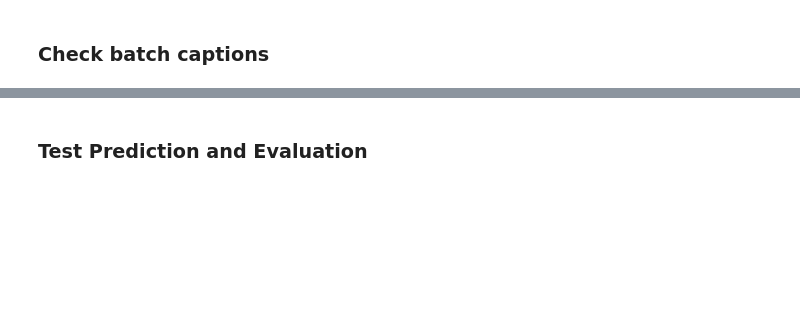
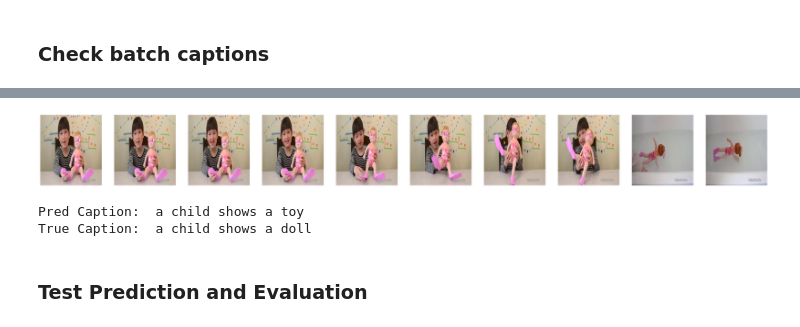
Before and after one commit to jiajuns/cs231n_project, a Jupyter notebook: caption_pipeline.ipynb, the cells around one changed output, grey strips where cells are left out. Cells and saved outputs as stored; diff of their text form; code cells hidden in the pictures; blank space fills up the shorter version.

```diff
--- a/caption_pipeline.ipynb
+++ b/caption_pipeline.ipynb
@@ -170,16 +169,16 @@ We refer to sequence to sequence model to build two LSTM layers. One is encoder,
 # build model graph
 tf.reset_default_graph()
 
-lr = 1e-4
-hidden_size = 100
-state_size = 100
+lr = 1e-3
+hidden_size = 1024
+state_size = 1024
 batch_size = 64
 voc_size = 6169
-epoch = 50
+epoch = 7
 
 model = sequence_2_sequence_LSTM(word_embedding, FLAGS, batch_size=batch_size, hidden_size=hidden_size,
         voc_size = voc_size, n_epochs = epoch, lr = lr, reg = 1e-4, mode = 'train', save_model_file = 'bestModel')
-model.train_embedding = False
+model.train_embedding = True
 model.build()
 # %% [output]
 start building model ...
@@ -247,14 +276,19 @@ with get_session() as sess:
     # saver.restore(sess, os.getcwd() + "/model/bestModel.ckpt")
     out = model.predict(sess, (input_frames_test, captions_test))
 # %%
-list_video_index, list_predict_index = out
-captions = {k: v for k, v in captions_test}
+# list_video_index, list_predict_index = out
+# captions = {k: v for k, v in captions_test}
+captions = captions_train
+
+pred = val_pred
+captions_pred = {}
+captions_true = {}
+
 # caption check
-for j in range(list_video_index):
+for j, vid in enumerate(val_vid):
     words = []
     trues = []
-    sample = list_predict_index[j]
-    vid = list_video_index[j]
+    sample = val_pred[j]
     cap = captions[vid]
     for idx, i in enumerate(sample):
         word = index2Word[i]
@@ -263,6 +297,10 @@ for j in range(list_video_index):
             words.append(word)
         if true not in ['<START>', '<END>', '<pad>']:
             trues.append(true)
+
+    captions_pred[vid] = ' '.join(w for w in words)
+    captions_true[vid] = ' '.join(t for t in trues)
+    print(vid)
     print('Pred Caption: ', ' '.join(w for w in words))
     print('True Caption: ', ' '.join(t for t in trues))
     print('-'*50)
@@ -269,2 +325,20 @@ for j in range(list_video_index):
+# %%
+vid = 2989.0
+
+num_frames = 10
+plt.figure(figsize=(200,20))
+for j in range(num_frames):
+    plt.subplot(1, num_frames, j+1)
+    framePath = os.getcwd() + "/datasets/frames/video" + str(int(vid)) + "/frame" + str(j+1) + '.jpg'
+    image = mpimg.imread(framePath)
+    plt.imshow(image,aspect='auto')
+    plt.axis('off')
+plt.show()
+print('Pred Caption: ', captions_pred[vid])
+print('True Caption: ',captions_true[vid])
+# %% [output]
+[figure, added]
+Pred Caption:  a child shows a toy
+True Caption:  a child shows a doll
 # %% [markdown]
 ### Test Prediction and Evaluation
```
Also changed, not shown: parts of 9 cells of this notebook, 3 other files.
